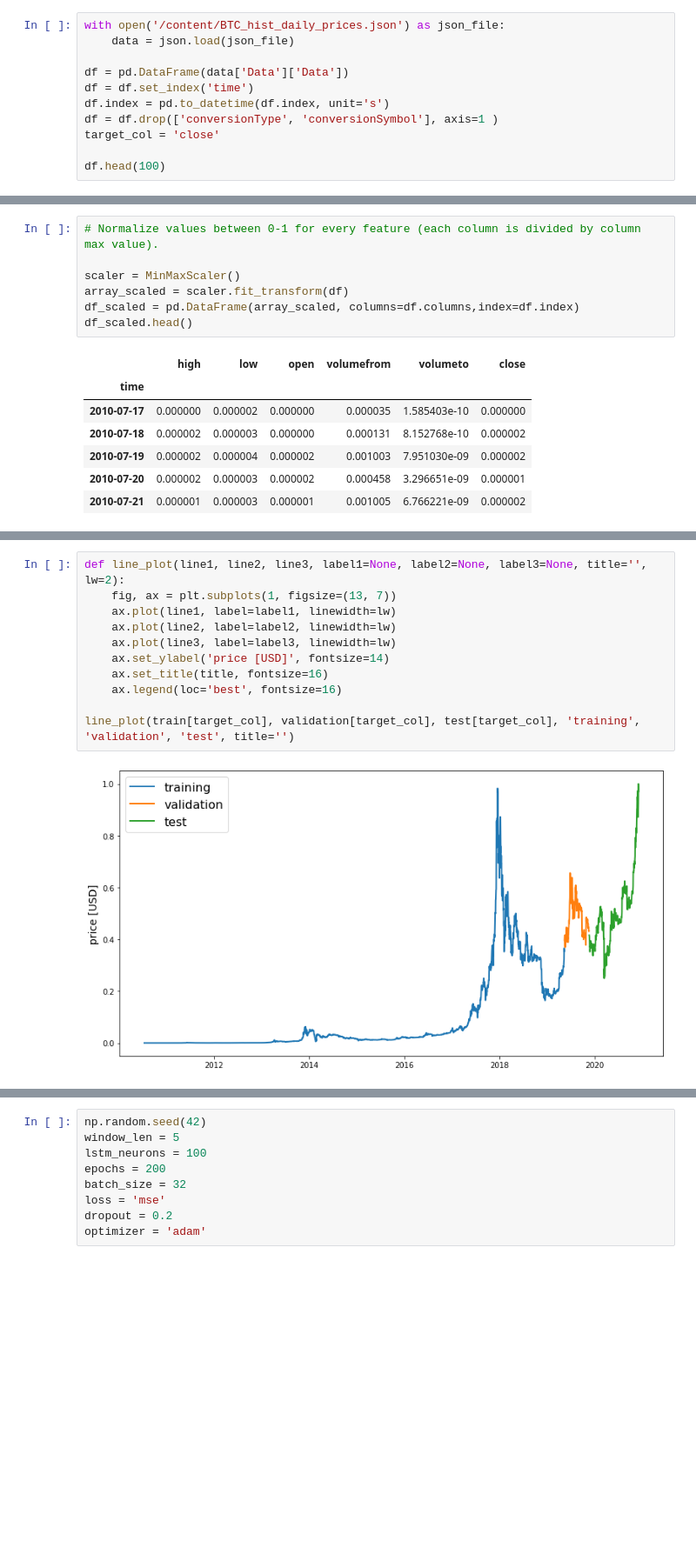
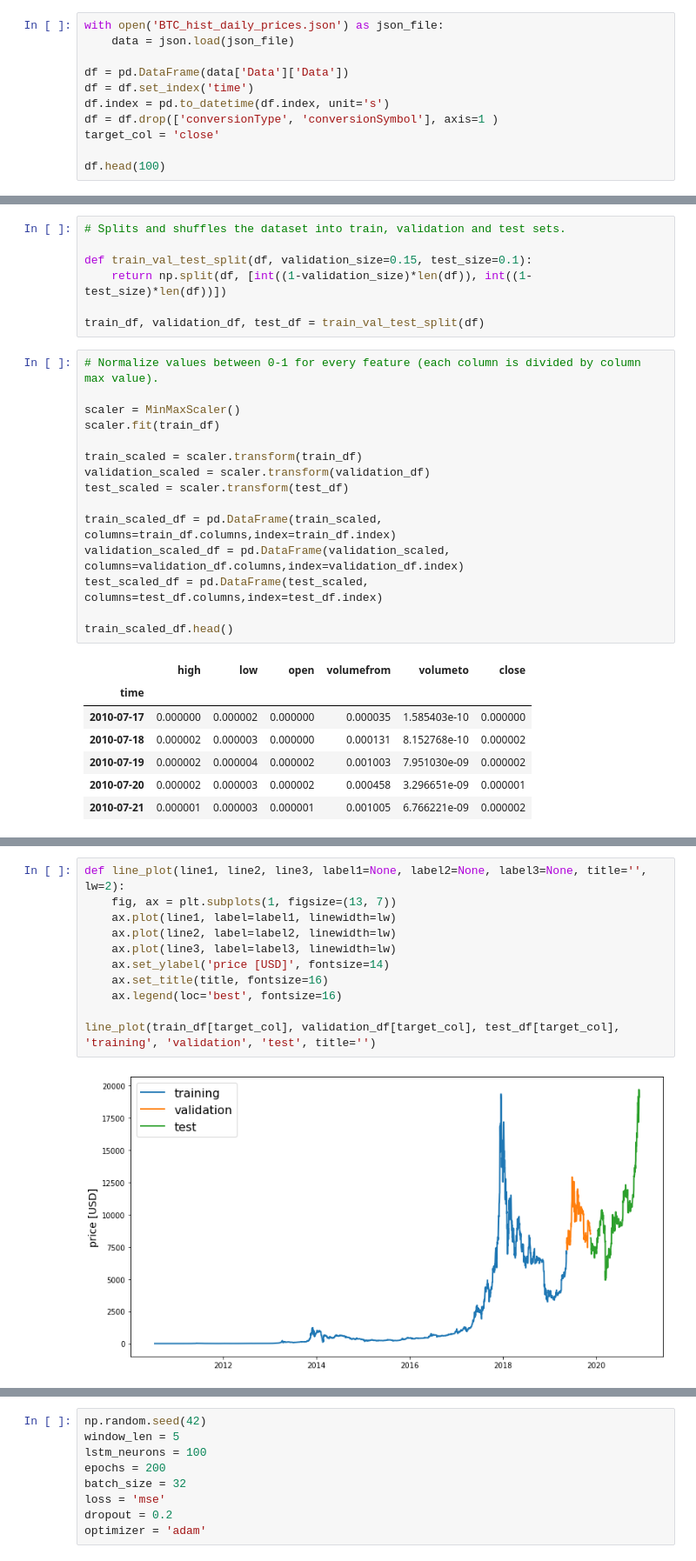
Before and after one commit to Lehel44/crpyto-AI, a Jupyter notebook: Predict_BitCoin.ipynb, the cells around one changed output, grey strips where cells are left out. Shown: that part at 87% size. Cells and saved outputs as stored; diff of their text form; blank space fills up the shorter version.

Commit message:
minmax scaler is fitted only for train data

```diff
--- a/Predict_BitCoin.ipynb
+++ b/Predict_BitCoin.ipynb
@@ -12,7 +12,7 @@ from sklearn.metrics import mean_absolute_error
 from sklearn.preprocessing import MinMaxScaler
 %matplotlib inline
 # %%
-with open('/content/BTC_hist_daily_prices.json') as json_file:
+with open('BTC_hist_daily_prices.json') as json_file:
     data = json.load(json_file)
 
 df = pd.DataFrame(data['Data']['Data'])
@@ -37,13 +37,28 @@ df.head(100)
 | 2010-10-23 | 0.10900 | 0.10450 | 0.10250 | 4423.47 | 481.5200 | 0.10550 |
 | 2010-10-24 | 0.19000 | 0.10800 | 0.10550 | 13800.23 | 1560.6100 | 0.11500 |
 100 rows × 6 columns
+# %%
+# Splits and shuffles the dataset into train, validation and test sets.
+
+def train_val_test_split(df, validation_size=0.15, test_size=0.1):
+    return np.split(df, [int((1-validation_size)*len(df)), int((1-test_size)*len(df))])
+
+train_df, validation_df, test_df = train_val_test_split(df)
 # %%
 # Normalize values between 0-1 for every feature (each column is divided by column max value).
 
 scaler = MinMaxScaler()
-array_scaled = scaler.fit_transform(df)
-df_scaled = pd.DataFrame(array_scaled, columns=df.columns,index=df.index)
-df_scaled.head()
+scaler.fit(train_df)
+
+train_scaled = scaler.transform(train_df)
+validation_scaled = scaler.transform(validation_df)
+test_scaled = scaler.transform(test_df)
+
+train_scaled_df = pd.DataFrame(train_scaled, columns=train_df.columns,index=train_df.index)
+validation_scaled_df = pd.DataFrame(validation_scaled, columns=validation_df.columns,index=validation_df.index)
+test_scaled_df = pd.DataFrame(test_scaled, columns=test_df.columns,index=test_df.index)
+
+train_scaled_df.head()
 # %% [output]
 |  | high | low | open | volumefrom | volumeto | close |
 | time |  |  |  |  |  |  |
@@ -63,16 +70,16 @@ train, validation, test = train_val_test_split(df_scaled)
 # %%
 def line_plot(line1, line2, line3, label1=None, label2=None, label3=None, title='', lw=2):
     fig, ax = plt.subplots(1, figsize=(13, 7))
     ax.plot(line1, label=label1, linewidth=lw)
     ax.plot(line2, label=label2, linewidth=lw)
     ax.plot(line3, label=label3, linewidth=lw)
     ax.set_ylabel('price [USD]', fontsize=14)
     ax.set_title(title, fontsize=16)
     ax.legend(loc='best', fontsize=16)
 
-line_plot(train[target_col], validation[target_col], test[target_col], 'training', 'validation', 'test', title='')
+line_plot(train_df[target_col], validation_df[target_col], test_df[target_col], 'training', 'validation', 'test', title='')
 # %% [output]
-[figure, old version]
+[figure, new version]
 # %%
 def extract_window_data(df, window_len=5):
     window_data = []
```
Also changed, not shown: parts of 8 cells of this notebook.
